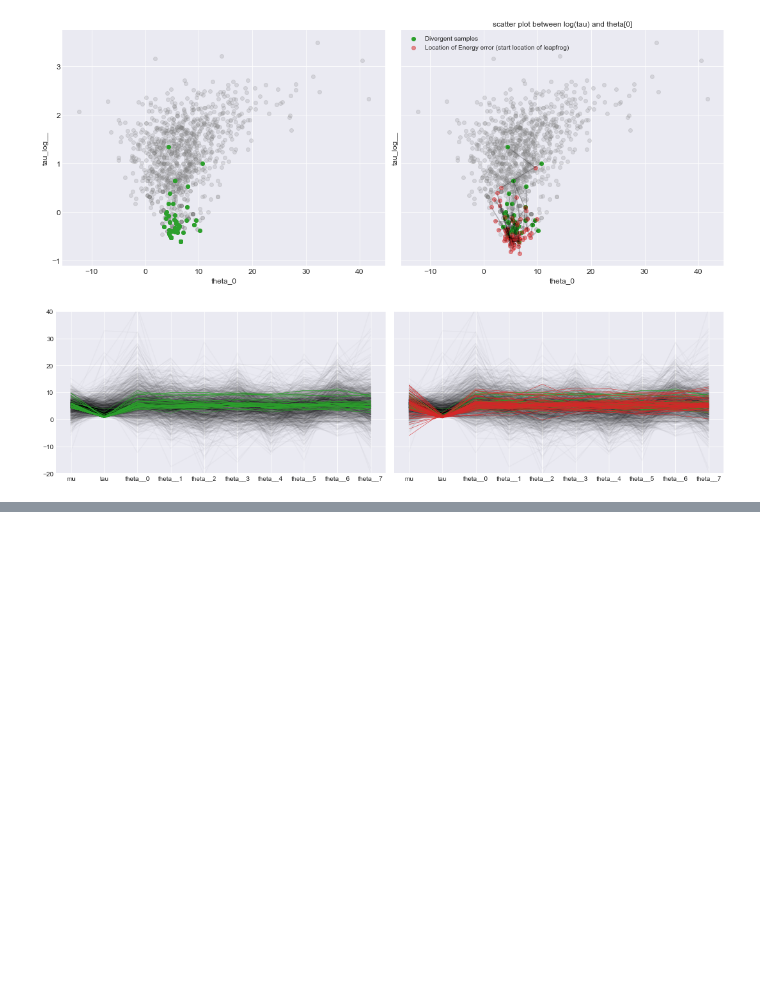
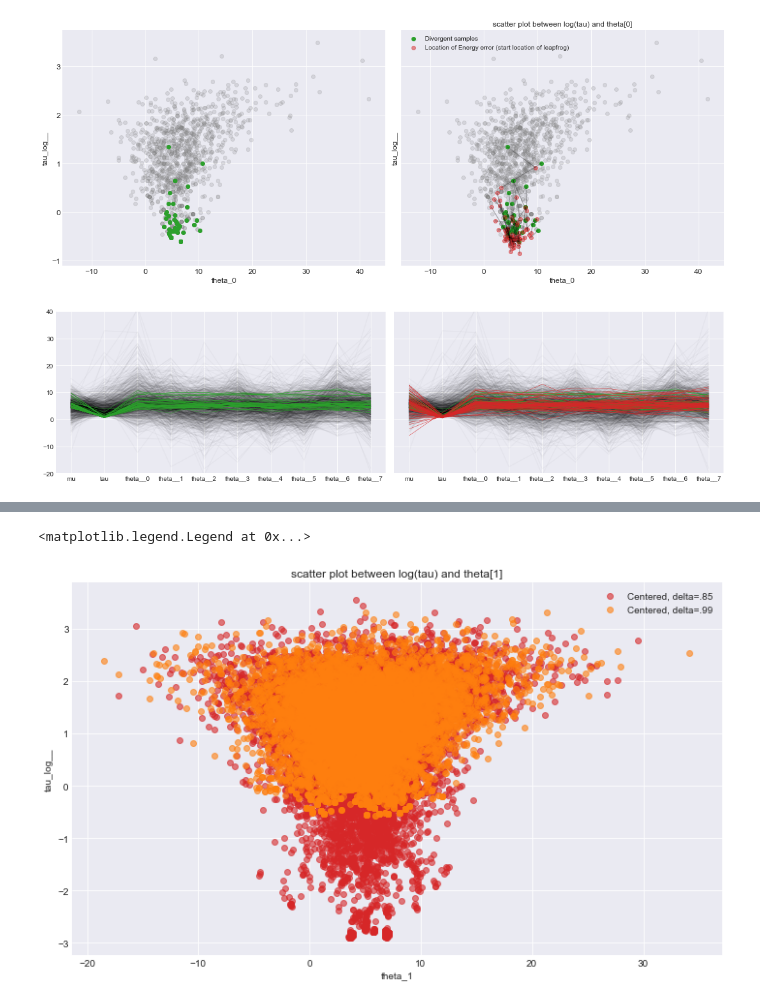
Before and after one commit to shuuchen/Bayesian-NN, a Jupyter notebook: Examples_howto/Diagnosing Biased Inference with Divergences.ipynb, the cells around one changed output, grey strips where cells are left out. Cells and saved outputs as stored; diff of their text form; code cells hidden in the pictures; blank space fills up the shorter version.

```diff
--- a/Examples_howto/Diagnosing Biased Inference with Divergences.ipynb
+++ b/Examples_howto/Diagnosing Biased Inference with Divergences.ipynb
@@ -175,0 +224,3 @@ plt.tight_layout();
+# %%
+with Centered_eight:
+    fit_cp99 = pm.sample(5000, chains=2, tune=2000, nuts_kwargs={'target_accept': .99})
@@ -175,0 +247,13 @@ plt.tight_layout();
+# %%
+_, ax = plt.subplots(1, 1, figsize=(10, 6))
+pm.pairplot(fit_cp99, sub_varnames=['theta_1', 'tau_log__'], ax=ax, color='C3',
+            alpha=0.6, label='Centered, delta=.85')
+
+pm.pairplot(longer_trace, sub_varnames=['theta_1', 'tau_log__'], ax=ax, color='C1',
+            alpha=0.6, label='Centered, delta=.99')
+
+plt.title('scatter plot between log(tau) and theta[1]')
+plt.legend()
+# %% [output]
+<matplotlib.legend.Legend at 0x...>
+[figure, added]
```
Also changed, not shown: parts of 23 cells of this notebook.
